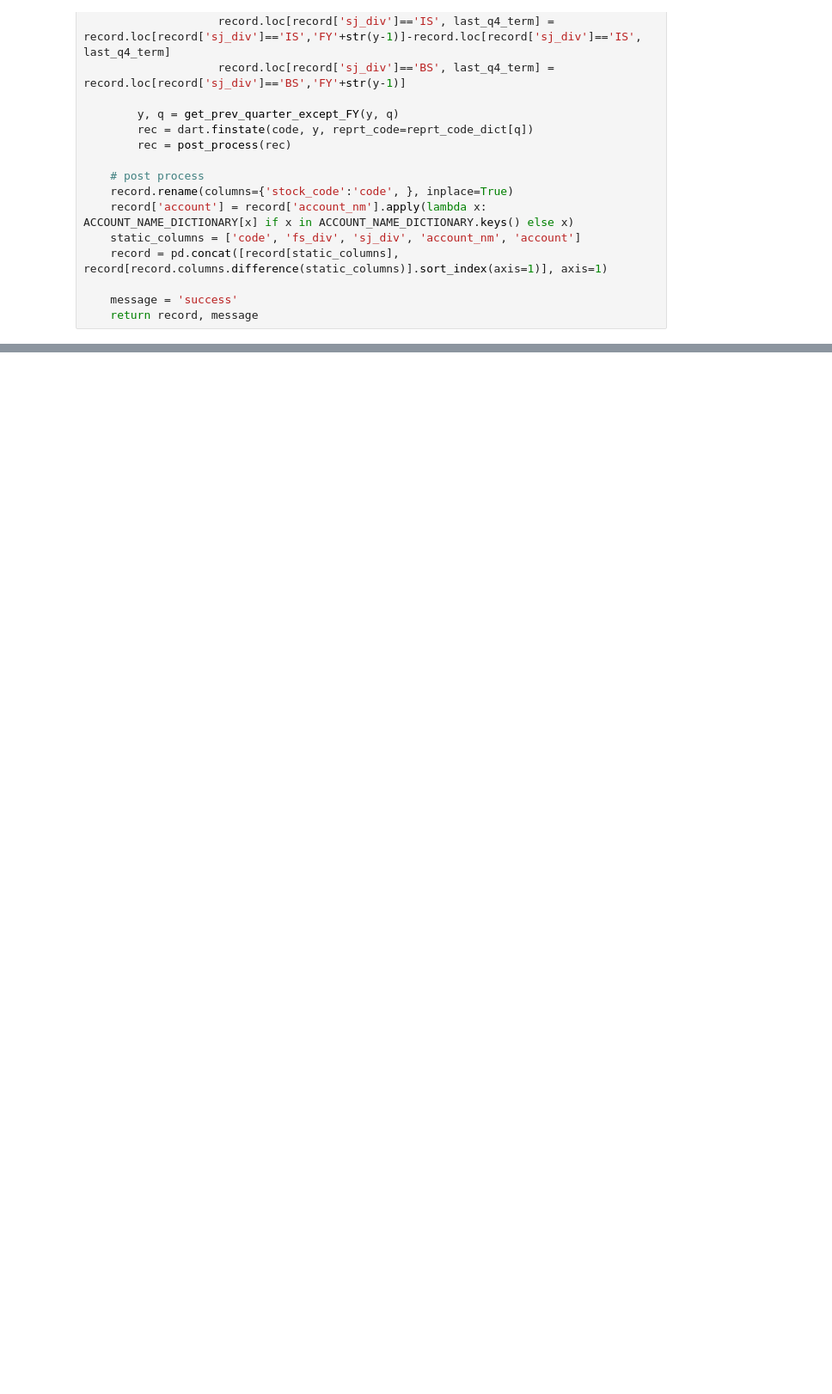
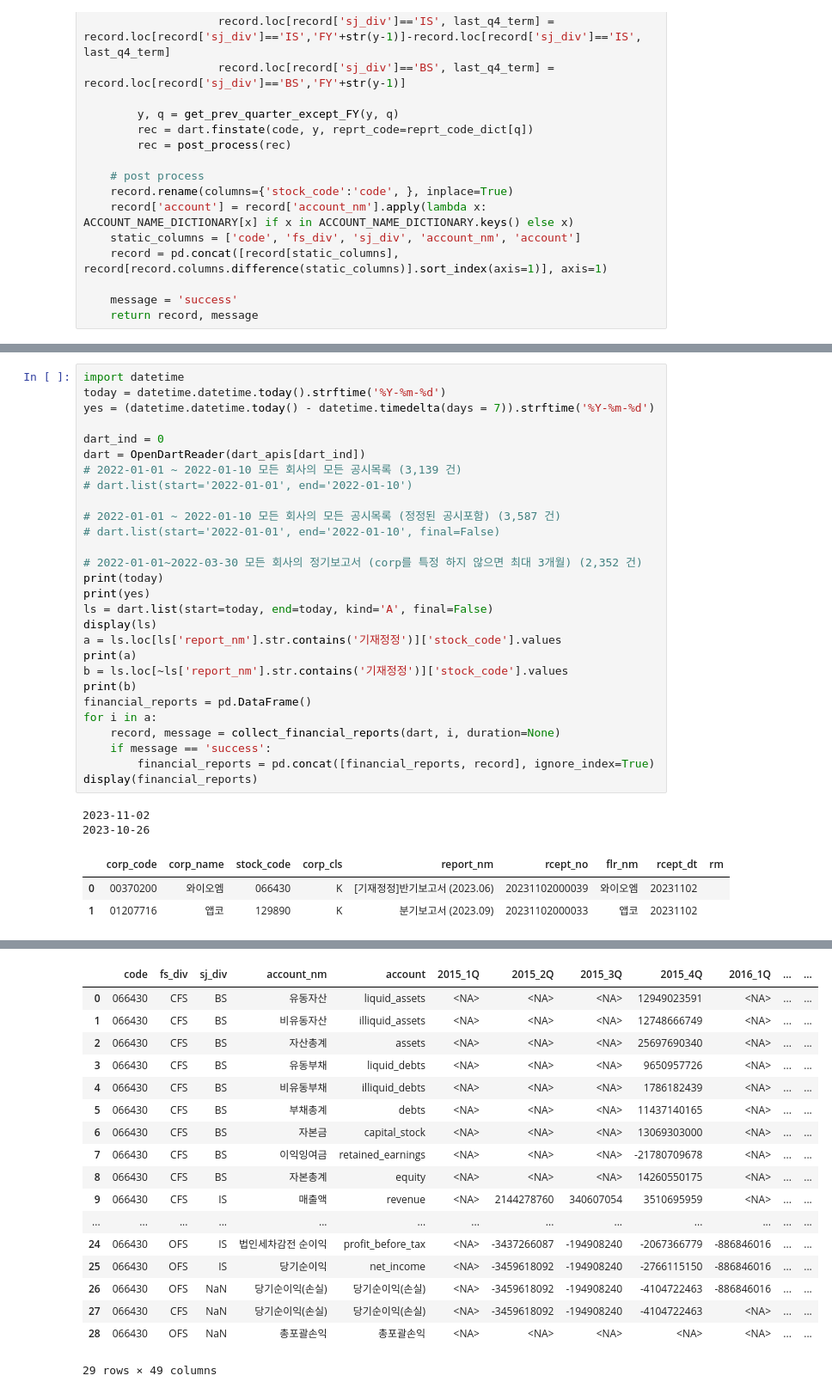
Before and after one commit to iburn78/trader, a Jupyter notebook: data_collection/dc_05_CompanyHealth_1_main.ipynb, the cells around one changed output, grey strips where cells are left out. Shown at 86% size. Saved outputs shown, nothing was run; the diff lists cells and outputs as text; blank space fills up the shorter version.

```diff
--- a/data_collection/dc_05_CompanyHealth_1_main.ipynb
+++ b/data_collection/dc_05_CompanyHealth_1_main.ipynb
@@ -299,0 +277,34 @@ display(data)
+# %%
+import datetime
+today = datetime.datetime.today().strftime('%Y-%m-%d')
+yes = (datetime.datetime.today() - datetime.timedelta(days = 7)).strftime('%Y-%m-%d')
+
+dart_ind = 0
+dart = OpenDartReader(dart_apis[dart_ind])
+# 2022-01-01 ~ 2022-01-10 모든 회사의 모든 공시목록 (3,139 건)
+# dart.list(start='2022-01-01', end='2022-01-10')
+
+# 2022-01-01 ~ 2022-01-10 모든 회사의 모든 공시목록 (정정된 공시포함) (3,587 건)
+# dart.list(start='2022-01-01', end='2022-01-10', final=False)
+
+# 2022-01-01~2022-03-30 모든 회사의 정기보고서 (corp를 특정 하지 않으면 최대 3개월) (2,352 건)
+print(today)
+print(yes)
+ls = dart.list(start=today, end=today, kind='A', final=False)
+display(ls)
+a = ls.loc[ls['report_nm'].str.contains('기재정정')]['stock_code'].values
+print(a)
+b = ls.loc[~ls['report_nm'].str.contains('기재정정')]['stock_code'].values
+print(b)
+financial_reports = pd.DataFrame()
+for i in a:
+    record, message = collect_financial_reports(dart, i, duration=None)
+    if message == 'success':
+        financial_reports = pd.concat([financial_reports, record], ignore_index=True)
+display(financial_reports)
+# %% [output]
+2023-11-02
+2023-10-26
+|  | corp_code | corp_name | stock_code | corp_cls | report_nm | rcept_no | flr_nm | rcept_dt | rm |
+| 0 | 00370200 | 와이오엠 | 066430 | K | [기재정정]반기보고서 (2023.06) | 20231102000039 | 와이오엠 | 20231102 |  |
+| 1 | 01207716 | 앱코 | 129890 | K | 분기보고서 (2023.09) | 20231102000033 | 앱코 | 20231102 |  |
@@ -299,0 +324,18 @@ display(data)
+|  | code | fs_div | sj_div | account_nm | account | 2015_1Q | 2015_2Q | 2015_3Q | 2015_4Q | 2016_1Q | ... | ... |
+| 0 | 066430 | CFS | BS | 유동자산 | liquid_assets | <NA> | <NA> | <NA> | 12949023591 | <NA> | ... | ... |
+| 1 | 066430 | CFS | BS | 비유동자산 | illiquid_assets | <NA> | <NA> | <NA> | 12748666749 | <NA> | ... | ... |
+| 2 | 066430 | CFS | BS | 자산총계 | assets | <NA> | <NA> | <NA> | 25697690340 | <NA> | ... | ... |
+| 3 | 066430 | CFS | BS | 유동부채 | liquid_debts | <NA> | <NA> | <NA> | 9650957726 | <NA> | ... | ... |
+| 4 | 066430 | CFS | BS | 비유동부채 | illiquid_debts | <NA> | <NA> | <NA> | 1786182439 | <NA> | ... | ... |
+| 5 | 066430 | CFS | BS | 부채총계 | debts | <NA> | <NA> | <NA> | 11437140165 | <NA> | ... | ... |
+| 6 | 066430 | CFS | BS | 자본금 | capital_stock | <NA> | <NA> | <NA> | 13069303000 | <NA> | ... | ... |
+| 7 | 066430 | CFS | BS | 이익잉여금 | retained_earnings | <NA> | <NA> | <NA> | -21780709678 | <NA> | ... | ... |
+| 8 | 066430 | CFS | BS | 자본총계 | equity | <NA> | <NA> | <NA> | 14260550175 | <NA> | ... | ... |
+| 9 | 066430 | CFS | IS | 매출액 | revenue | <NA> | 2144278760 | 340607054 | 3510695959 | <NA> | ... | ... |
+| ... | ... | ... | ... | ... | ... | ... | ... | ... | ... | ... | ... | ... |
+| 24 | 066430 | OFS | IS | 법인세차감전 순이익 | profit_before_tax | <NA> | -3437266087 | -194908240 | -2067366779 | -886846016 | ... | ... |
+| 25 | 066430 | OFS | IS | 당기순이익 | net_income | <NA> | -3459618092 | -194908240 | -2766115150 | -886846016 | ... | ... |
+| 26 | 066430 | OFS | NaN | 당기순이익(손실) | 당기순이익(손실) | <NA> | -3459618092 | -194908240 | -4104722463 | -886846016 | ... | ... |
+| 27 | 066430 | CFS | NaN | 당기순이익(손실) | 당기순이익(손실) | <NA> | -3459618092 | -194908240 | -4104722463 | <NA> | ... | ... |
+| 28 | 066430 | OFS | NaN | 총포괄손익 | 총포괄손익 | <NA> | <NA> | <NA> | <NA> | <NA> | ... | ... |
+29 rows × 49 columns
```
Also changed, not shown: parts of 4 cells of this notebook.
